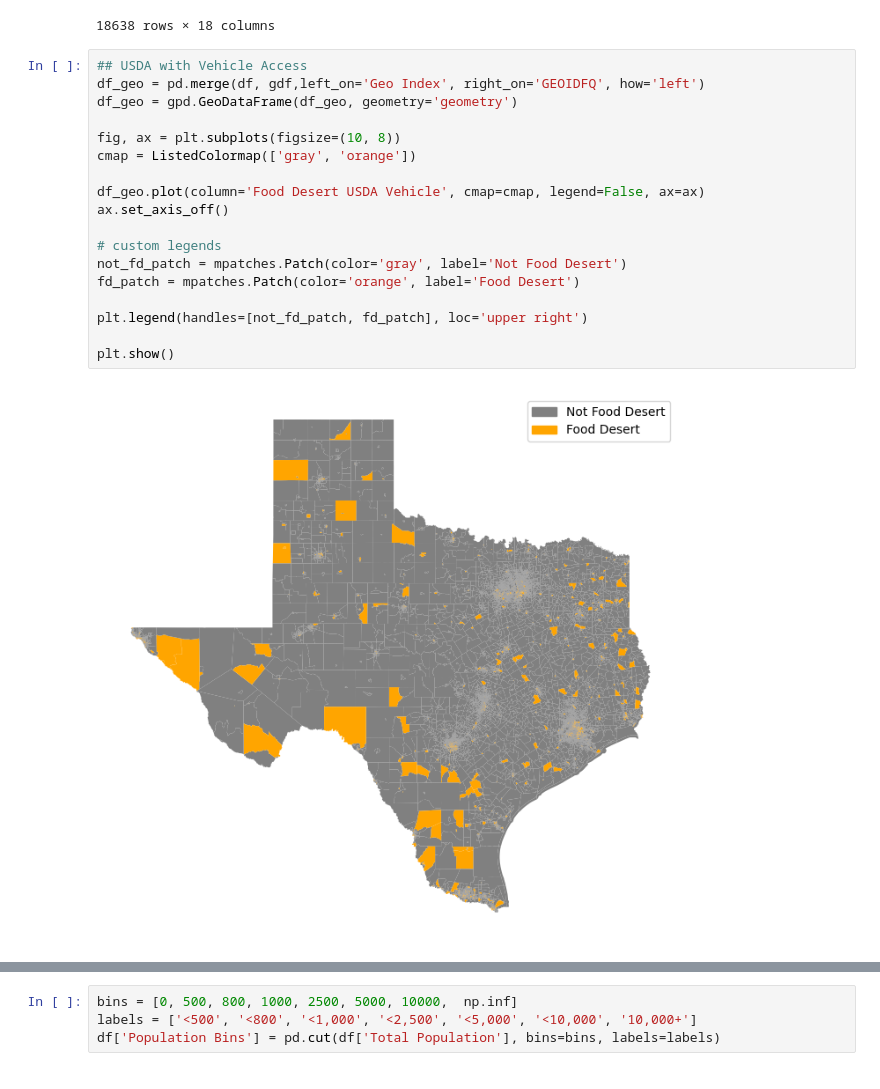
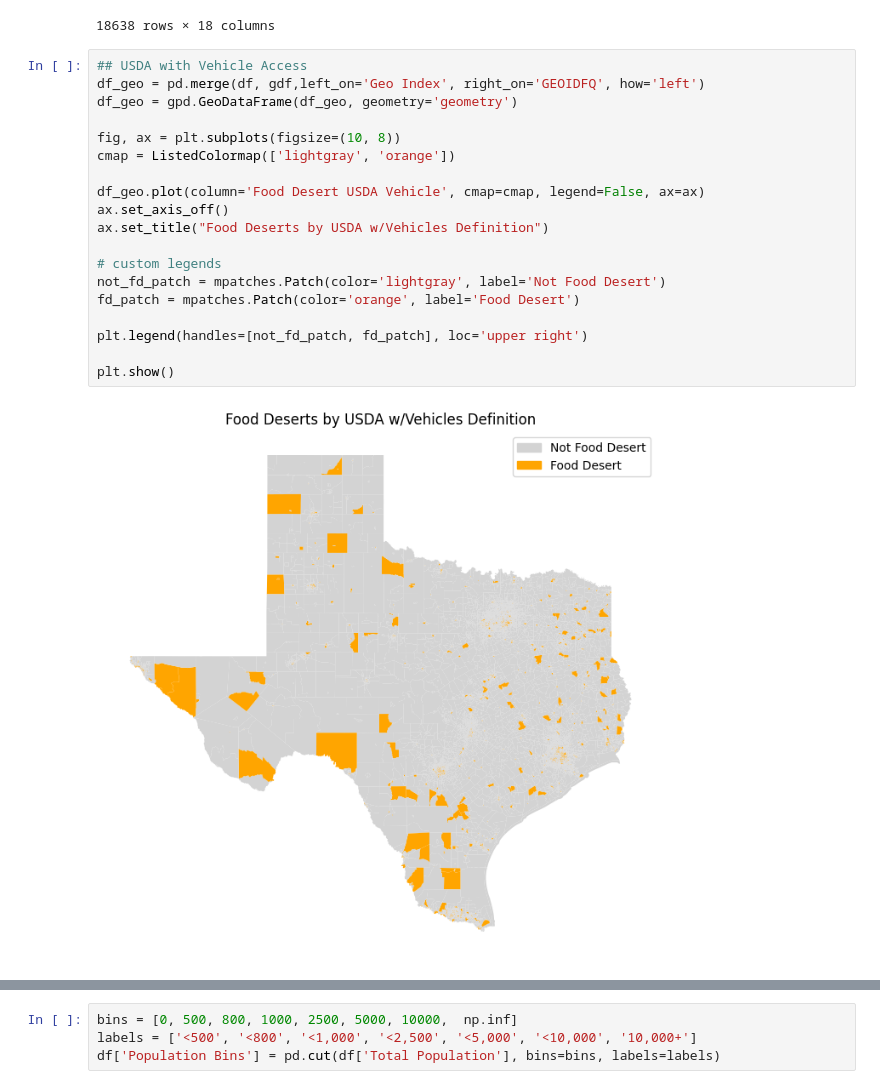
Before and after one commit to natalielarowe/MADS_Capstone, a Jupyter notebook: nl_analysis.ipynb, the cells around one changed output, grey strips where cells are left out. Cells and saved outputs as stored; diff of their text form.

Commit message:
small tweaks to visuals

```diff
--- a/nl_analysis.ipynb
+++ b/nl_analysis.ipynb
@@ -84,23 +84,24 @@ df
 # %%
 ## USDA with Vehicle Access
 df_geo = pd.merge(df, gdf,left_on='Geo Index', right_on='GEOIDFQ', how='left')
 df_geo = gpd.GeoDataFrame(df_geo, geometry='geometry')
 
 fig, ax = plt.subplots(figsize=(10, 8))
-cmap = ListedColormap(['gray', 'orange'])
+cmap = ListedColormap(['lightgray', 'orange'])
 
 df_geo.plot(column='Food Desert USDA Vehicle', cmap=cmap, legend=False, ax=ax)
 ax.set_axis_off()
+ax.set_title("Food Deserts by USDA w/Vehicles Definition")
 
 # custom legends
-not_fd_patch = mpatches.Patch(color='gray', label='Not Food Desert')
+not_fd_patch = mpatches.Patch(color='lightgray', label='Not Food Desert')
 fd_patch = mpatches.Patch(color='orange', label='Food Desert')
 
 plt.legend(handles=[not_fd_patch, fd_patch], loc='upper right')
 
 plt.show()
 # %% [output]
-[figure, old version]
+[figure, new version]
 # %%
 ## CDC Definition
 df_geo = pd.merge(df, gdf,left_on='Geo Index', right_on='GEOIDFQ', how='left')
```
Also changed, not shown: parts of 1 cell of this notebook.
